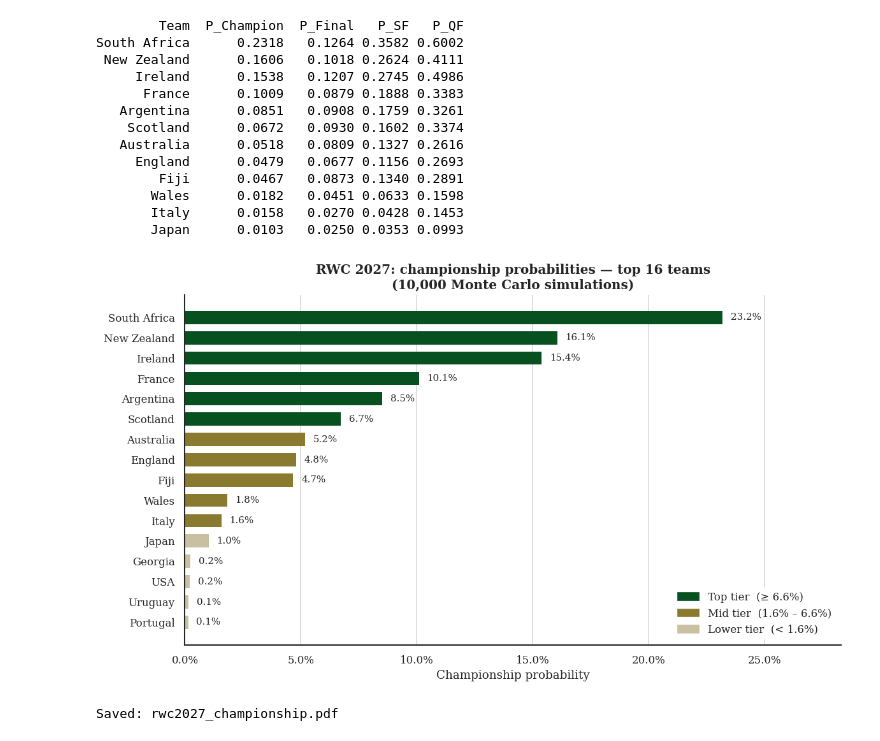
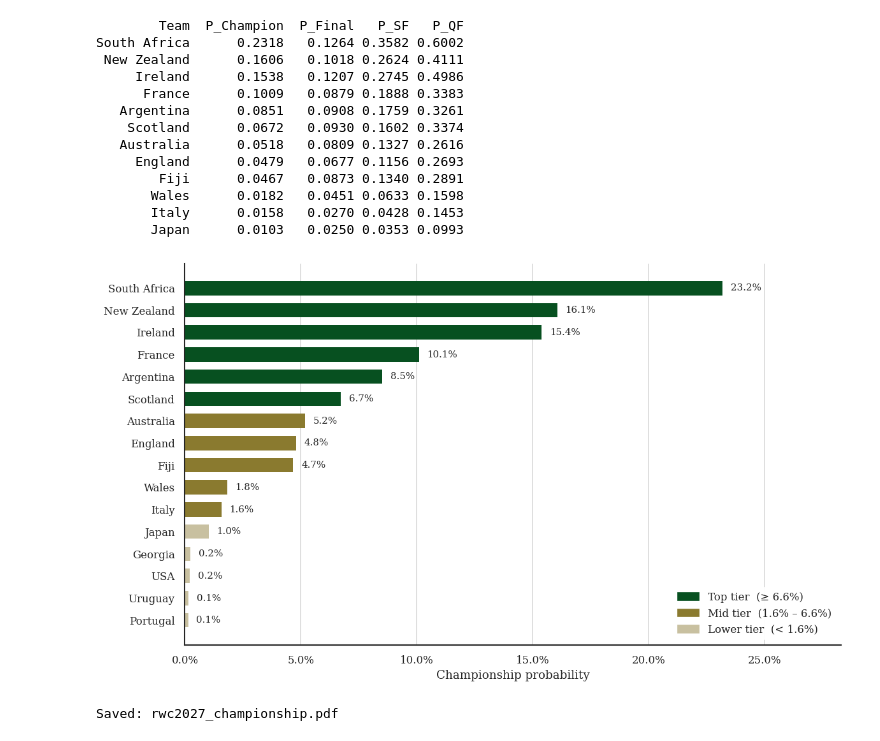
Before and after one commit to brandtami/springboks-rugby-analytics, a Jupyter notebook: notebooks/05_model_application.ipynb, the cells around one changed output. Saved outputs shown, nothing was run; the diff lists cells and outputs as text; code cells hidden in the pictures.

```diff
--- a/notebooks/05_model_application.ipynb
+++ b/notebooks/05_model_application.ipynb
@@ -388,37 +387,34 @@ def tier_color(p):
 colors = [tier_color(p) for p in top16.P_Champion]
 
 fig, ax = plt.subplots()
 bars = ax.barh(top16.Team, top16.P_Champion, color=colors,
                edgecolor='none', height=0.65)
 
 for bar, (_, row) in zip(bars, top16.iterrows()):
     ax.text(row.P_Champion + top16.P_Champion.max() * 0.015,
             bar.get_y() + bar.get_height() / 2,
             f"{row.P_Champion:.1%}",
             va='center', fontsize=9)
 
 # Legende
 legend_handles = [
     mpatches.Patch(color=PRIMARY,   label=f'Top tier  (≥ {t66:.1%})'),
     mpatches.Patch(color=SECONDARY, label=f'Mid tier  ({t33:.1%} – {t66:.1%})'),
     mpatches.Patch(color=LIGHT,     label=f'Lower tier  (< {t33:.1%})'),
 ]
 ax.legend(handles=legend_handles, loc='lower right', frameon=True, facecolor='white', edgecolor='white')
 
 ax.set_xlabel('Championship probability')
-
-ax.set_title('RWC 2027: championship probabilities — top 16 teams\n'
-             '(10,000 Monte Carlo simulations)')
 ax.xaxis.set_major_formatter(mpl.ticker.PercentFormatter(xmax=1))
 ax.set_xlim(0, top16.P_Champion.max() * 1.22)
 ax.xaxis.grid(True)
 ax.yaxis.grid(False)
 ax.set_axisbelow(True)
 
 plt.tight_layout(rect=[0, 0.03, 1, 1])
 save_fig('rwc2027_championship.pdf')
 # %% [output]
-[figure, old version]
+[figure, new version]
 Saved: rwc2027_championship.pdf
 # %%
 tier1 = ['South Africa','New Zealand','Ireland','France','England',
```
Also changed, not shown: parts of 4 cells of this notebook, 48 other files.
